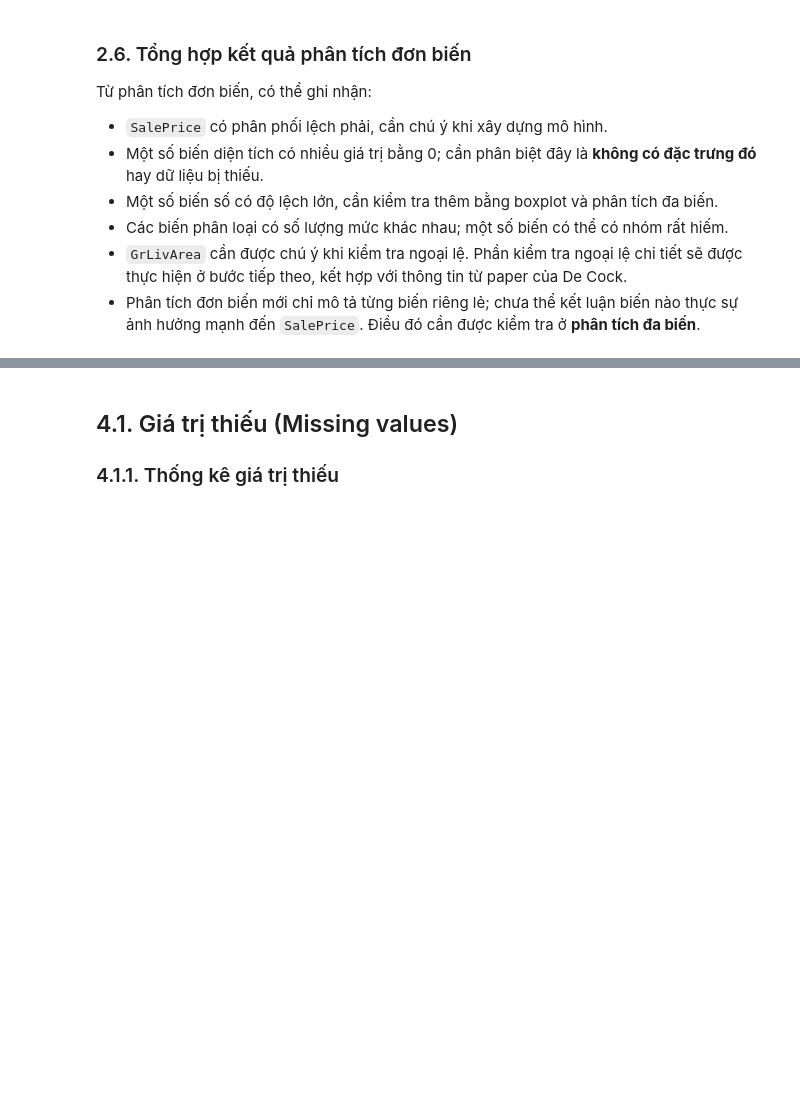
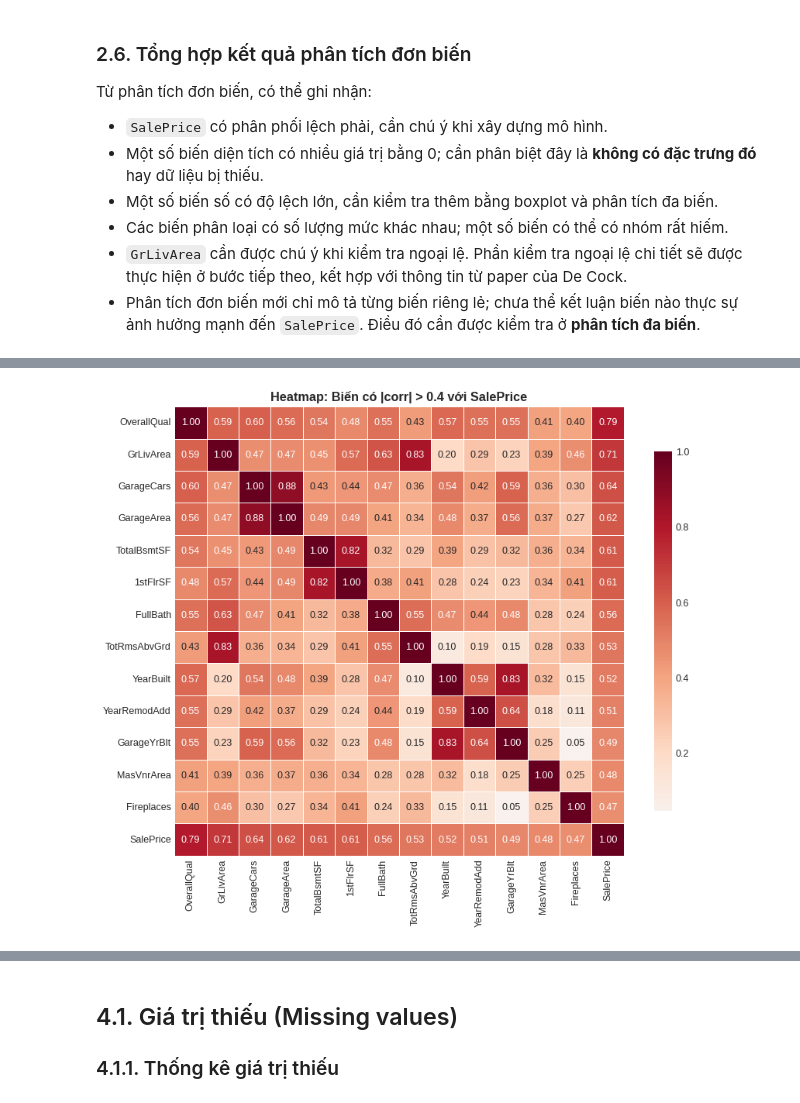
Before and after one commit to qannee/machine_learning, a Jupyter notebook: eda.ipynb, the cells around one changed output, grey strips where cells are left out. Cells and saved outputs as stored; diff of their text form; code cells hidden in the pictures; blank space fills up the shorter version.

```diff
--- a/eda.ipynb
+++ b/eda.ipynb
@@ -336,0 +414,13 @@ Từ phân tích đơn biến, có thể ghi nhận:
+# %%
+
+strong_vars = corr_target[corr_target.abs() > 0.4].index.tolist() + [target]
+corr_strong = df[strong_vars].corr()
+
+plt.figure(figsize=(10, 8))
+sns.heatmap(corr_strong, annot=True, fmt='.2f', cmap='RdBu_r', center=0,
+            square=True, linewidths=0.5, cbar_kws={'shrink': 0.8})
+plt.title('Heatmap: Biến có |corr| > 0.4 với SalePrice', fontsize=13, fontweight='bold')
+plt.tight_layout()
+plt.show()
+# %% [output]
+[figure, added]
```
Also changed, not shown: parts of 27 cells of this notebook.
